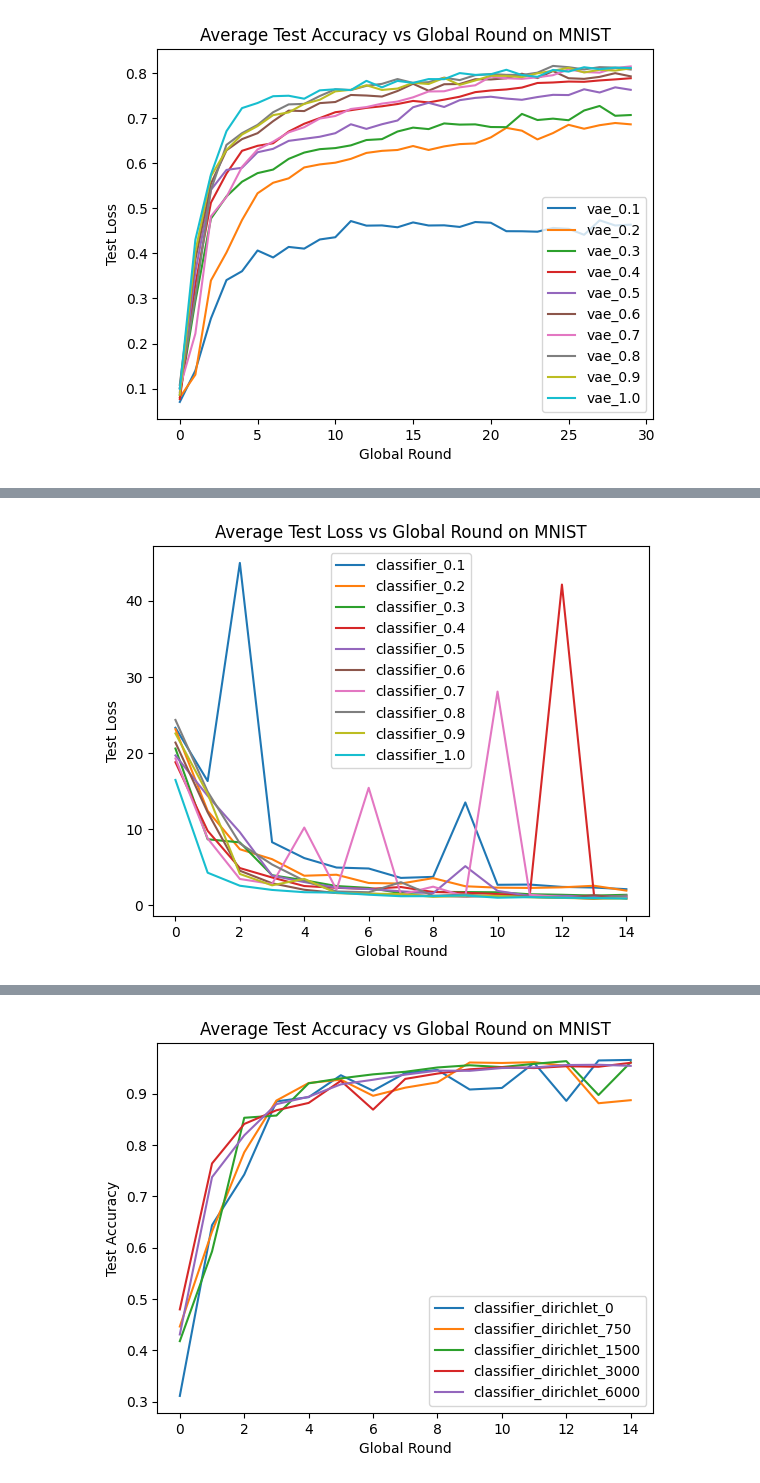
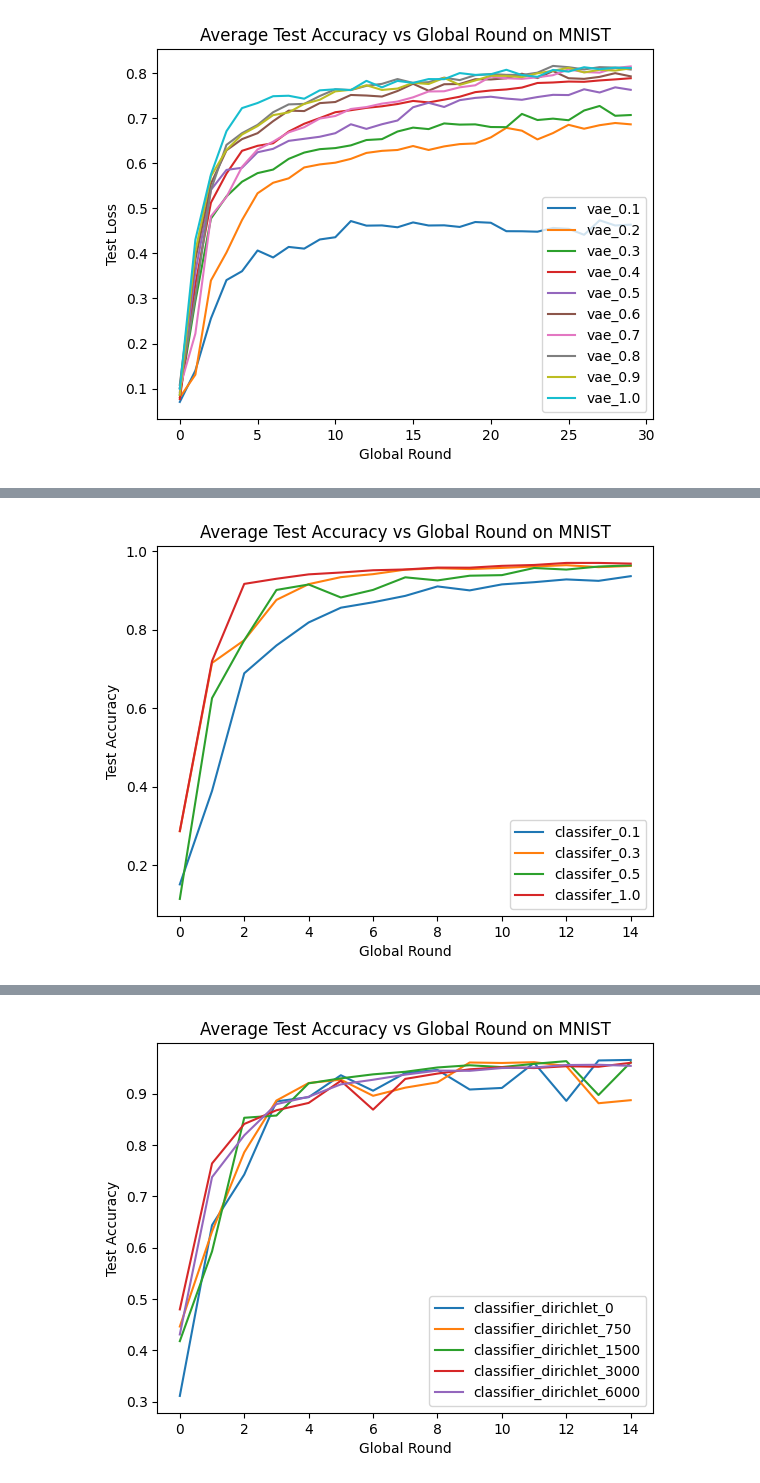
Before and after one commit to Lyadalachanchu/FederatedImputation, a Jupyter notebook: src/jupyter_notebook/process_data.ipynb, the cells around one changed output, grey strips where cells are left out. Drawn from its saved outputs; the diff is of its cells as text; code cells hidden in the pictures.

```diff
--- a/src/jupyter_notebook/process_data.ipynb
+++ b/src/jupyter_notebook/process_data.ipynb
@@ -41,3 +41,21 @@ plt.show()
 [figure]
 # %%
 # Performance of classifier as non-iidness increases
+# %%
+clients_data = []
+# dirichlets = [0.1, 0.3, 0.5, 0.8, 1.0]
+dirichlets = [0.1, 0.3, 0.5, 1.0]
+for dirichlet in dirichlets:
+    dirichlet = round(dirichlet, 1)
+    # C:\Users\LohithSai\Desktop\FederatedImputation\TheArchive\imputation_experiments\run_one\fedimputed_cvae_0_0.1_mnist_exq_15_C[1.0]_iid[2]_E[1]_B[10].pkl
+    path = f"C:\\Users\\LohithSai\\Desktop\\FederatedImputation\\TheArchive\\imputation_experiments\\run_one\\fedimputed_cvae_0_{dirichlet}_mnist_exq_15_C[1.0]_iid[2]_E[1]_B[10].pkl"
+    with open(path, 'rb') as f:
+        clients_data.append(pickle.load(f))
+    plt.plot(np.mean(clients_data[-1][1], axis=0), label = f"classifier_{dirichlet}")
+
+plt.title("Average Test Loss vs Global Round on MNIST")
+plt.xlabel('Global Round')
+plt.ylabel('Test Loss')
+
+plt.legend()
+plt.show()
@@ -44,17 +64,19 @@ plt.show()
 # %%
 clients_data = []
-for dirichlet in np.linspace(0.1,1, 10):
+dirichlets = [0.1, 0.3, 0.5, 1.0]
+
+for dirichlet in dirichlets:
     dirichlet = round(dirichlet, 1)
-    path = f"C:\\Users\\lyada\\Desktop\\Federated-Learning-PyTorch\\save\\objects\\fedimputed_0_{dirichlet}_mnist_exq_15_C[1.0]_iid[2]_E[1]_B[10].pkl"
+    path = f"C:\\Users\\LohithSai\\Desktop\\FederatedImputation\\TheArchive\\imputation_experiments\\run_one\\fedimputed_cvae_0_{dirichlet}_mnist_exq_15_C[1.0]_iid[2]_E[1]_B[10].pkl"
     with open(path, 'rb') as f:
         clients_data.append(pickle.load(f))
-    plt.plot(np.mean(clients_data[-1][1], axis=0), label = f"classifier_{dirichlet}")
+    plt.plot(np.mean(clients_data[-1][2], axis=0), label = f"classifer_{dirichlet}")
 
-plt.title("Average Test Loss vs Global Round on MNIST")
+plt.title("Average Test Accuracy vs Global Round on MNIST")
 plt.xlabel('Global Round')
-plt.ylabel('Test Loss')
+plt.ylabel('Test Accuracy')
 
 plt.legend()
 plt.show()
 # %% [output]
-[figure, old version]
+[figure, new version]
```
Also changed, not shown: parts of 8 cells of this notebook, 15 other files.
